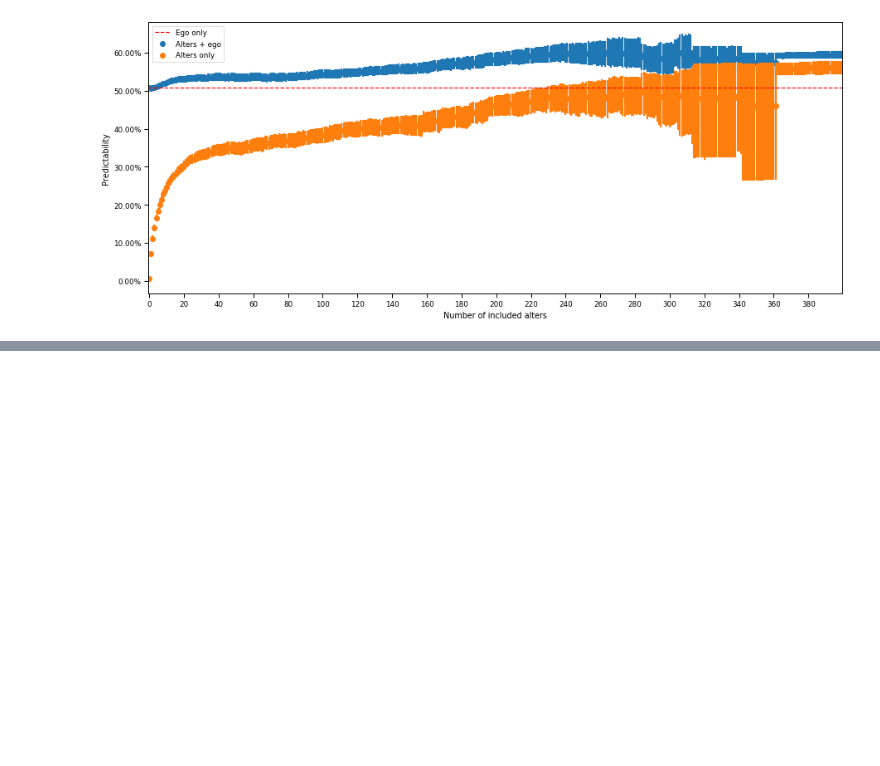
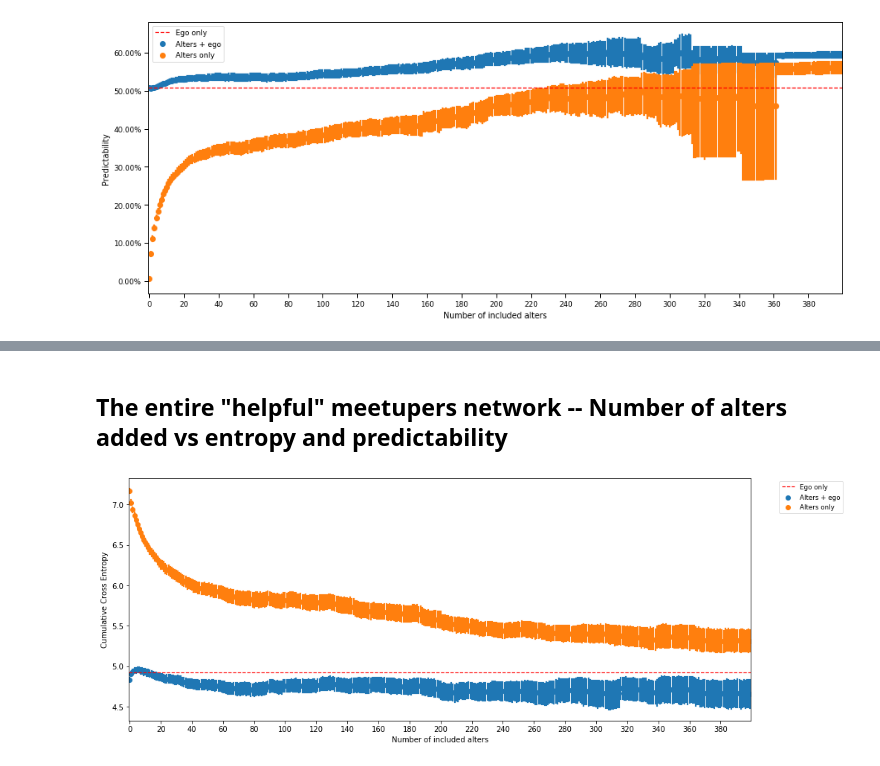
Before and after one commit to Magica-Chen/social-predictability, a Jupyter notebook: Results Visualization.ipynb, the cells around one changed output, grey strips where cells are left out. Cells and saved outputs as stored; diff of their text form; code cells hidden in the pictures; blank space fills up the shorter version.

```diff
--- a/Results Visualization.ipynb
+++ b/Results Visualization.ipynb
@@ -286,0 +304,6 @@ vs.num_point_plot(user_stats_two, name='predictability', mode='paper', threshold
+# %% [markdown]
+## The entire "helpful" meetupers network -- Number of alters added vs entropy and predictability
+# %%
+vs.num_point_plot(user_stats, threshold=400, name='entropy', mode='paper')
+# %% [output]
+[figure, added]
```
Also changed, not shown: parts of 10 cells of this notebook.
